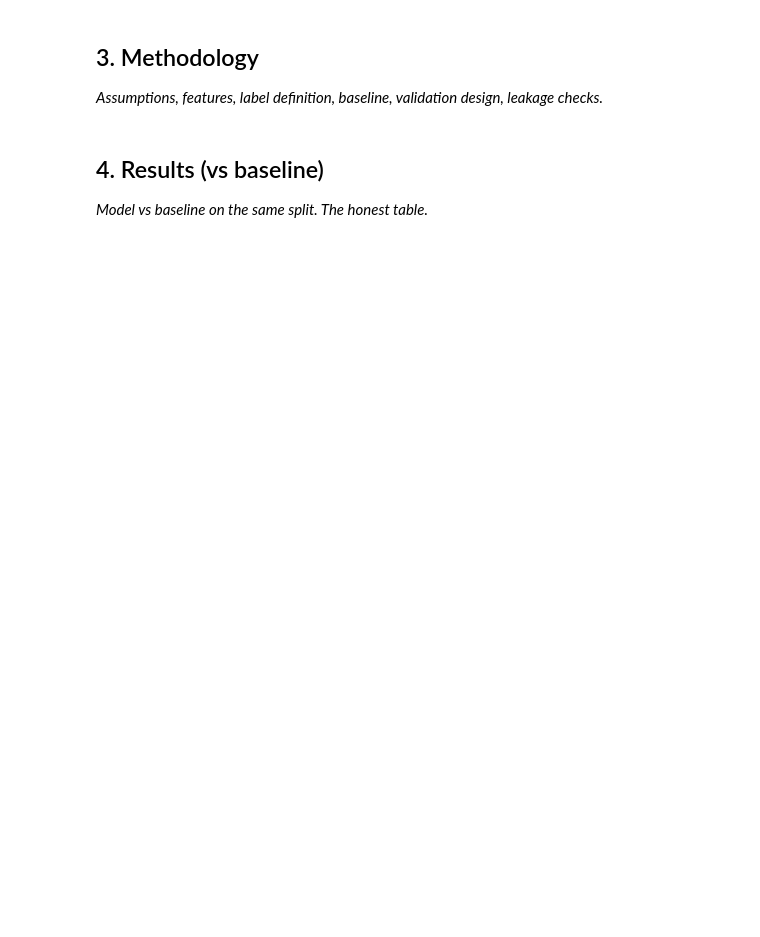
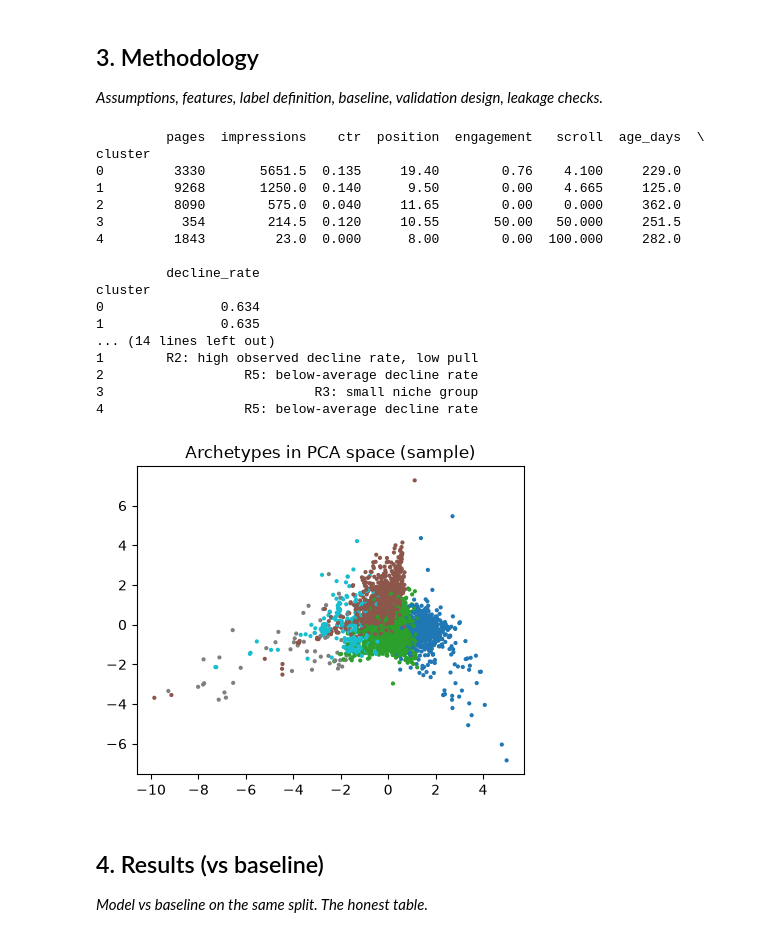
Before and after one commit to Imhs14/flyrank-ml-internship-starter-main, a Jupyter notebook: work/notebooks/capstone.ipynb, the cells around one changed output. Drawn from its saved outputs; the diff is of its cells as text; code cells hidden in the pictures; blank space fills up the shorter version.

```diff
--- a/work/notebooks/capstone.ipynb
+++ b/work/notebooks/capstone.ipynb
@@ -18,6 +75,52 @@ This skeleton is yours to fill. Work the sections **in order** — each one has
 ## 3. Methodology
 
 *Assumptions, features, label definition, baseline, validation design, leakage checks.*
+# %%
+km = KMeans(n_clusters=K_CLUSTERS, random_state=42, n_init=10).fit(Xtr)
+train["cluster"], test["cluster"] = km.labels_, km.predict(Xte)
+
+prof = train.groupby("cluster").agg(
+    pages=("cluster", "size"), impressions=("impressions_90d", "median"), ctr=("ctr", "median"),
+    position=("avg_position", "median"), engagement=("engagement_rate", "median"),
+    scroll=("scroll_rate", "median"), age_days=("content_age_days", "median"),
+    decline_rate=("is_declining", "mean")).round(3)
+print(prof)
+
+# rule-based action + reason code, relative to the train medians (check the names against the table before you publish)
+med = train[["impressions_90d", "ctr", "engagement_rate"]].median()
+def action(r):
+    hi_imp, low_ctr, low_eng = r.impressions >= med.impressions_90d, r.ctr < med.ctr, r.engagement < med.engagement_rate
+    if r.decline_rate >= 0.60 and hi_imp and low_ctr: return ("improve", "R1: visible, weak CTR, high observed decline rate")
+    if r.decline_rate >= 0.60:                         return ("rewrite", "R2: high observed decline rate, low pull")
+    if r.pages < 500:                                  return ("monitor", "R3: small niche group")
+    if not hi_imp and low_eng:                         return ("merge_or_prune", "R4: low visibility and low engagement")
+    return ("protect", "R5: below-average decline rate")
+prof[["action", "reason_code"]] = prof.apply(lambda r: pd.Series(action(r)), axis=1)
+prof.to_csv("archetype_action_playbook.csv"); print(prof[["pages", "decline_rate", "action", "reason_code"]])
+
+pcs = PCA(n_components=2, random_state=42).fit_transform(Xtr)
+s = np.random.RandomState(42).choice(len(pcs), 4000, replace=False)
+plt.figure(figsize=(5, 4)); plt.scatter(pcs[s, 0], pcs[s, 1], c=train["cluster"].values[s], s=4, cmap="tab10")
+plt.title("Archetypes in PCA space (sample)"); plt.savefig("pca_clusters.png", dpi=150); plt.show()
+# %% [output]
+         pages  impressions    ctr  position  engagement   scroll  age_days  \
+cluster
+0         3330       5651.5  0.135     19.40        0.76    4.100     229.0
+1         9268       1250.0  0.140      9.50        0.00    4.665     125.0
+2         8090        575.0  0.040     11.65        0.00    0.000     362.0
+3          354        214.5  0.120     10.55       50.00   50.000     251.5
+4         1843         23.0  0.000      8.00        0.00  100.000     282.0
+
+         decline_rate
+cluster
+0               0.634
+1               0.635
+... (14 lines left out)
+1        R2: high observed decline rate, low pull
+2                  R5: below-average decline rate
+3                           R3: small niche group
+4                  R5: below-average decline rate
+[figure, added]
 # %% [markdown]
 ## 4. Results (vs baseline)
 
```
Also changed, not shown: parts of 3 cells of this notebook, 9 other files.
